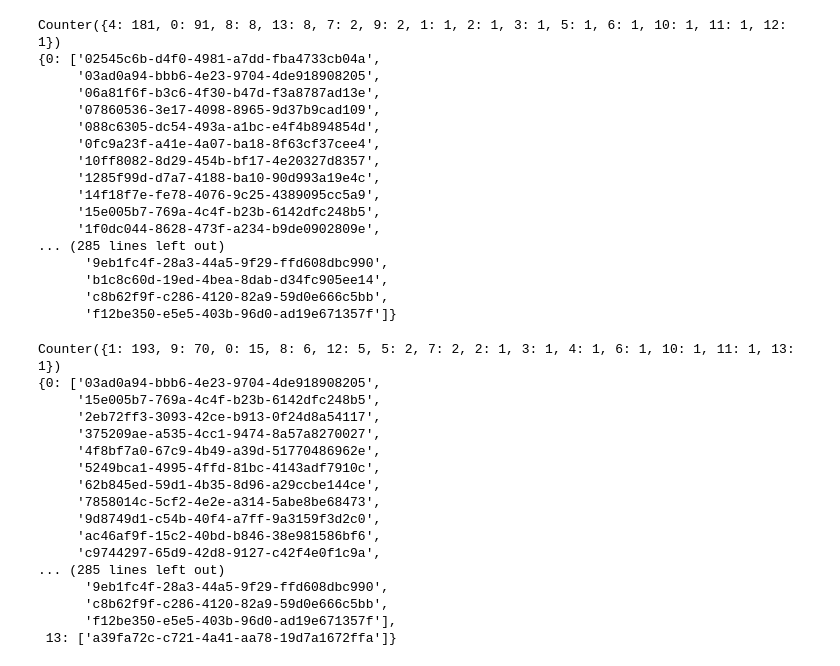
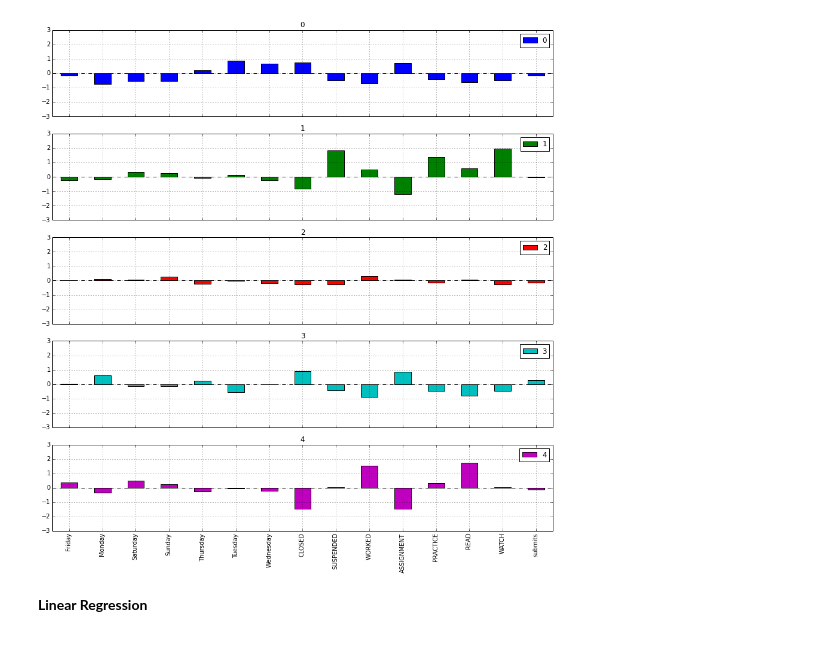
Before and after one commit to jasonost/info290final, a Jupyter notebook: ReadOnSophicData.ipynb, the cells around one changed output. Cells and saved outputs as stored; diff of their text form; code cells hidden in the pictures.

Commit message:
combine jeason models with readonsophic

```diff
--- a/ReadOnSophicData.ipynb
+++ b/ReadOnSophicData.ipynb
@@ -203,0 +207,11 @@ train_features
+# %%
+model = SpectralBiclustering(n_clusters=numclus, method='log', random_state=0)
+model.fit(train_features)
+c = Counter(model.row_labels_)
+print c
+mappings = zip(model.row_labels_, train_features.index)
+spectral_cluster_to_students = defaultdict(list)
+for cluster in mappings:
+    spectral_cluster_to_students[cluster[0]].append(cluster[1])
+spectral_cluster_to_students = dict(spectral_cluster_to_students)
+pprint(spectral_cluster_to_students)
@@ -204,3 +236,10 @@ train_features
+# %%
+clus_df = pd.concat([train_features,pd.DataFrame({'clus': model.row_labels_}, index=train_features.index)],axis=1)
+a = clus_df.groupby('clus').mean().T.plot(figsize=(15,numclus*3), ylim=(-3,3), subplots=True, kind='bar')
+# %% [output]
+[figure, added]
+# %% [markdown]
+**Linear Regression**
 # %%
 # # Jordeen adding features for scores
 # for key in grades_rowdict:
@@ -225,59 +264,3 @@ train_features
 #         train_features[user]['demerit'] = grades_rowdict[key]['demerit']
 #     else:
 #         pass
-# %%
-kmeans = KMeans(init='k-means++', n_clusters=14, n_init=10)
-kmeans.fit(train_features)
-c = Counter(kmeans.labels_)
-print c
-mappings = zip(kmeans.labels_, train_features.index)
-cluster_to_students = defaultdict(list)
-for cluster in mappings:
-    cluster_to_students[cluster[0]].append(cluster[1])
-pprint(dict(cluster_to_students))
-# %% [output]
-Counter({4: 181, 0: 91, 8: 8, 13: 8, 7: 2, 9: 2, 1: 1, 2: 1, 3: 1, 5: 1, 6: 1, 10: 1, 11: 1, 12: 1})
-{0: ['02545c6b-d4f0-4981-a7dd-fba4733cb04a',
-     '03ad0a94-bbb6-4e23-9704-4de918908205',
-     '06a81f6f-b3c6-4f30-b47d-f3a8787ad13e',
-     '07860536-3e17-4098-8965-9d37b9cad109',
-     '088c6305-dc54-493a-a1bc-e4f4b894854d',
-     '0fc9a23f-a41e-4a07-ba18-8f63cf37cee4',
-     '10ff8082-8d29-454b-bf17-4e20327d8357',
-     '1285f99d-d7a7-4188-ba10-90d993a19e4c',
-     '14f18f7e-fe78-4076-9c25-4389095cc5a9',
-     '15e005b7-769a-4c4f-b23b-6142dfc248b5',
-     '1f0dc044-8628-473f-a234-b9de0902809e',
-... (285 lines left out)
-      '9eb1fc4f-28a3-44a5-9f29-ffd608dbc990',
-      'b1c8c60d-19ed-4bea-8dab-d34fc905ee14',
-      'c8b62f9f-c286-4120-82a9-59d0e666c5bb',
-      'f12be350-e5e5-403b-96d0-ad19e671357f']}
-# %%
-model = SpectralBiclustering(n_clusters=14, method='bistochastic', random_state=0)
-model.fit(train_features)
-c = Counter(model.row_labels_)
-print c
-mappings = zip(model.row_labels_, train_features.index)
-cluster_to_students = defaultdict(list)
-for cluster in mappings:
-    cluster_to_students[cluster[0]].append(cluster[1])
-pprint(dict(cluster_to_students))
-# %% [output]
-Counter({1: 193, 9: 70, 0: 15, 8: 6, 12: 5, 5: 2, 7: 2, 2: 1, 3: 1, 4: 1, 6: 1, 10: 1, 11: 1, 13: 1})
-{0: ['03ad0a94-bbb6-4e23-9704-4de918908205',
-     '15e005b7-769a-4c4f-b23b-6142dfc248b5',
-     '2eb72ff3-3093-42ce-b913-0f24d8a54117',
-     '375209ae-a535-4cc1-9474-8a57a8270027',
-     '4f8bf7a0-67c9-4b49-a39d-51770486962e',
-     '5249bca1-4995-4ffd-81bc-4143adf7910c',
-     '62b845ed-59d1-4b35-8d96-a29ccbe144ce',
-     '7858014c-5cf2-4e2e-a314-5abe8be68473',
-     '9d8749d1-c54b-40f4-a7ff-9a3159f3d2c0',
-     'ac46af9f-15c2-40bd-b846-38e981586bf6',
-     'c9744297-65d9-42d8-9127-c42f4e0f1c9a',
-... (285 lines left out)
-      '9eb1fc4f-28a3-44a5-9f29-ffd608dbc990',
-      'c8b62f9f-c286-4120-82a9-59d0e666c5bb',
-      'f12be350-e5e5-403b-96d0-ad19e671357f'],
- 13: ['a39fa72c-c721-4a41-aa78-19d7a1672ffa']}
```
Also changed, not shown: parts of 15 cells of this notebook.
